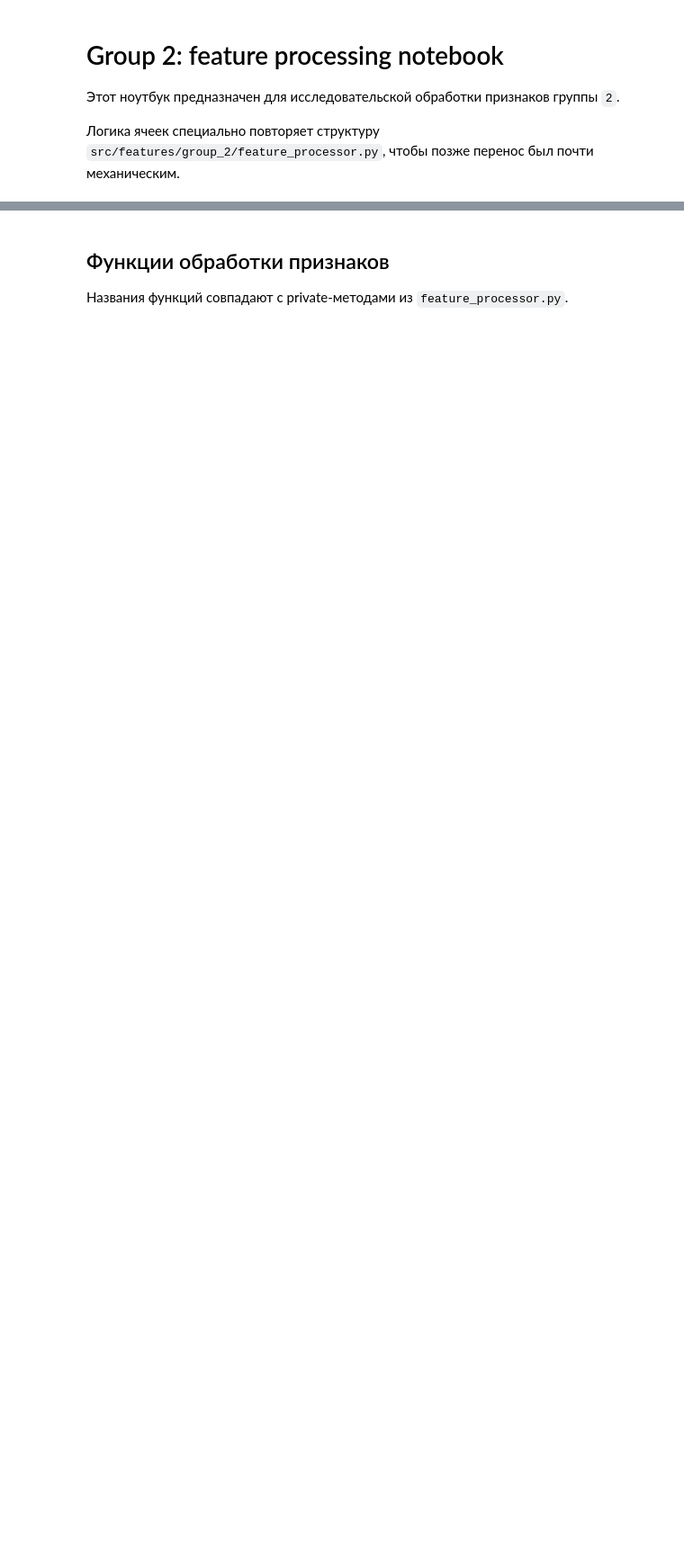
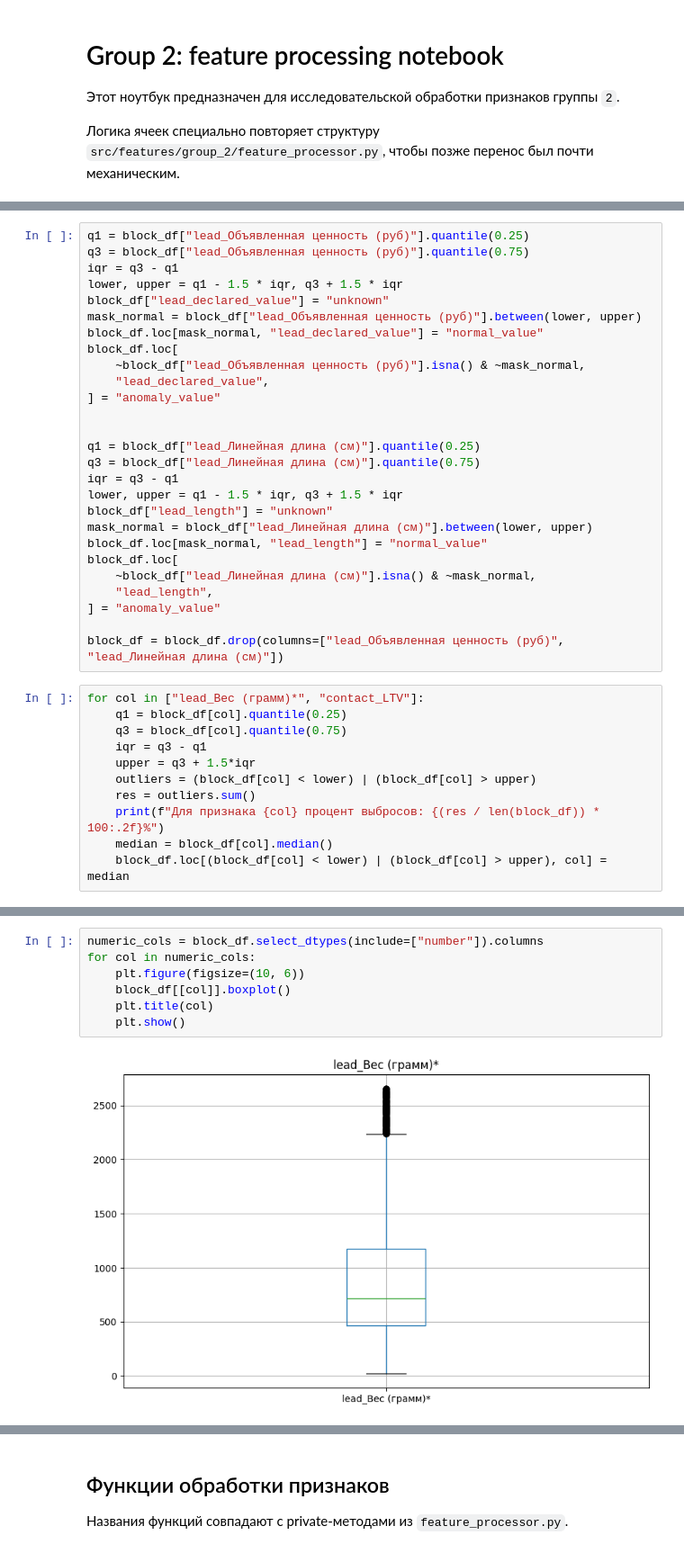
Before and after one commit to JeffRaiAlt/xakaton_mipt, a Jupyter notebook: notebooks/group_2/feature_processing_template.ipynb, the cells around one changed output, grey strips where cells are left out. Shown at 90% size. Cells and saved outputs as stored; diff of their text form; blank space fills up the shorter version.

Commit message:
Обработка признаков из features_group_2 (заполнение пропусков, удаление выбросов, feature engineering)

```diff
--- a/notebooks/group_2/feature_processing_template.ipynb
+++ b/notebooks/group_2/feature_processing_template.ipynb
@@ -42,0 +74,38 @@ Block shape: (5383, 19)
+# %%
+q1 = block_df["lead_Объявленная ценность (руб)"].quantile(0.25)
+q3 = block_df["lead_Объявленная ценность (руб)"].quantile(0.75)
+iqr = q3 - q1
+lower, upper = q1 - 1.5 * iqr, q3 + 1.5 * iqr
+block_df["lead_declared_value"] = "unknown"
+mask_normal = block_df["lead_Объявленная ценность (руб)"].between(lower, upper)
+block_df.loc[mask_normal, "lead_declared_value"] = "normal_value"
+block_df.loc[
+    ~block_df["lead_Объявленная ценность (руб)"].isna() & ~mask_normal,
+    "lead_declared_value",
+] = "anomaly_value"
+
+
+q1 = block_df["lead_Линейная длина (см)"].quantile(0.25)
+q3 = block_df["lead_Линейная длина (см)"].quantile(0.75)
+iqr = q3 - q1
+lower, upper = q1 - 1.5 * iqr, q3 + 1.5 * iqr
+block_df["lead_length"] = "unknown"
+mask_normal = block_df["lead_Линейная длина (см)"].between(lower, upper)
+block_df.loc[mask_normal, "lead_length"] = "normal_value"
+block_df.loc[
+    ~block_df["lead_Линейная длина (см)"].isna() & ~mask_normal,
+    "lead_length",
+] = "anomaly_value"
+
+block_df = block_df.drop(columns=["lead_Объявленная ценность (руб)", "lead_Линейная длина (см)"])
+# %%
+for col in ["lead_Вес (грамм)*", "contact_LTV"]:
+    q1 = block_df[col].quantile(0.25)
+    q3 = block_df[col].quantile(0.75)
+    iqr = q3 - q1
+    upper = q3 + 1.5*iqr
+    outliers = (block_df[col] < lower) | (block_df[col] > upper)
+    res = outliers.sum()
+    print(f"Для признака {col} процент выбросов: {(res / len(block_df)) * 100:.2f}%")
+    median = block_df[col].median()
+    block_df.loc[(block_df[col] < lower) | (block_df[col] > upper), col] = median
@@ -42,0 +115,9 @@ Block shape: (5383, 19)
+# %%
+numeric_cols = block_df.select_dtypes(include=["number"]).columns
+for col in numeric_cols:
+    plt.figure(figsize=(10, 6))
+    block_df[[col]].boxplot()
+    plt.title(col)
+    plt.show()
+# %% [output]
+[figure, added]
```
Also changed, not shown: parts of 58 cells of this notebook, 3 other files.
